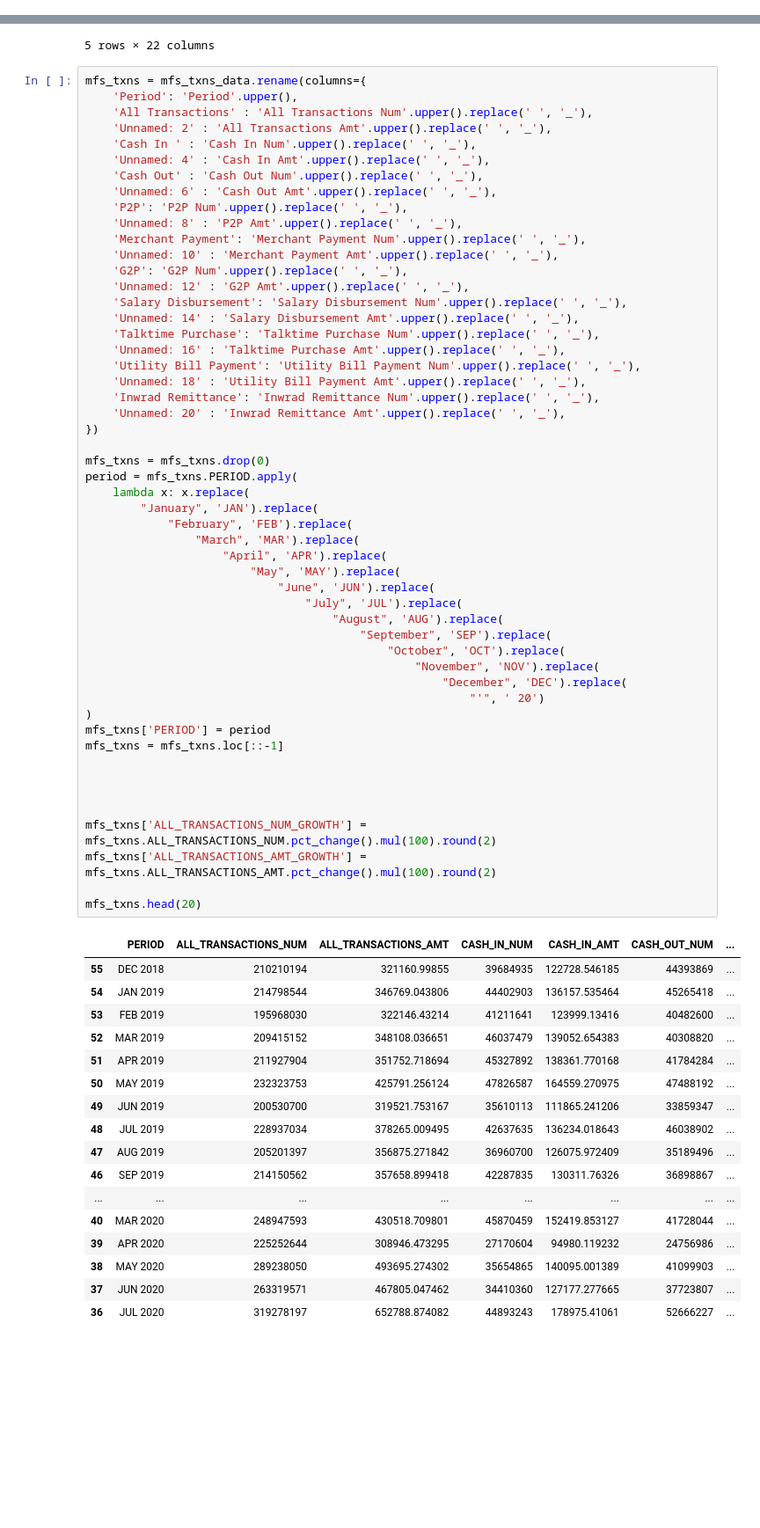
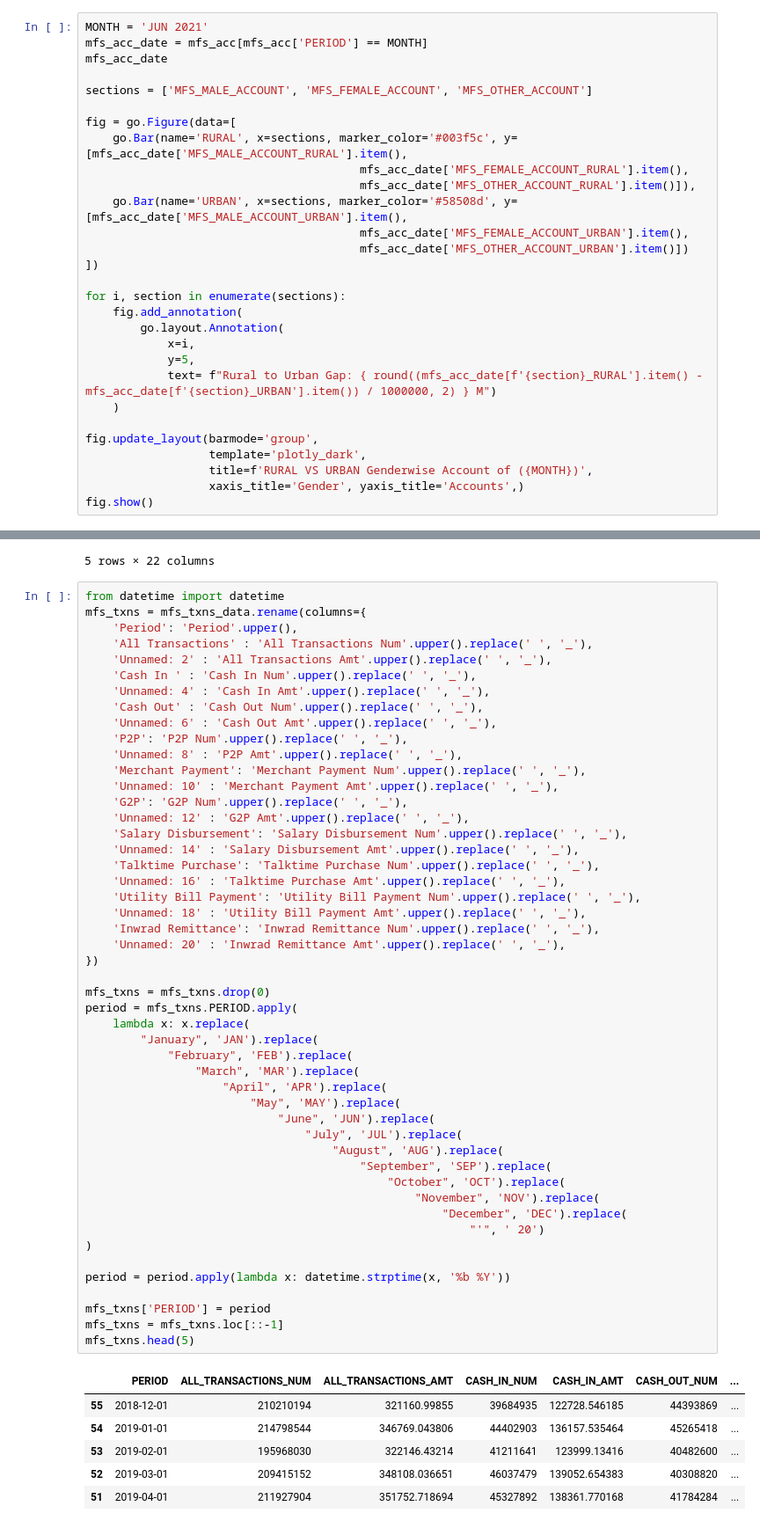
Before and after one commit to mrbrownstone07/fin_data, a Jupyter notebook: viz.ipynb, the cells around one changed output, grey strips where cells are left out. Shown at 88% size. Saved outputs shown, nothing was run; the diff lists cells and outputs as text; blank space fills up the shorter version.

```diff
--- a/viz.ipynb
+++ b/viz.ipynb
@@ -122,6 +122,35 @@ fig.add_trace(go.Scatter(x=mfs_acc['PERIOD'], y=mfs_acc['MFS_AGENT_URBAN'], name
 fig.update_yaxes(title_text="Accounts", secondary_y=False)
 fig.update_layout(height=980, width=1380, title='MFS Account Growth (RURAL vs URBAN)', xaxis_title='Month of Year', yaxis_title='ACCOUNTS', template='plotly_dark')
 fig.update_traces(mode="markers+lines")
+# %%
+MONTH = 'JUN 2021'
+mfs_acc_date = mfs_acc[mfs_acc['PERIOD'] == MONTH]
+mfs_acc_date
+
+sections = ['MFS_MALE_ACCOUNT', 'MFS_FEMALE_ACCOUNT', 'MFS_OTHER_ACCOUNT']
+
+fig = go.Figure(data=[
+    go.Bar(name='RURAL', x=sections, marker_color='#003f5c', y=[mfs_acc_date['MFS_MALE_ACCOUNT_RURAL'].item(),
+                                        mfs_acc_date['MFS_FEMALE_ACCOUNT_RURAL'].item(),
+                                        mfs_acc_date['MFS_OTHER_ACCOUNT_RURAL'].item()]),
+    go.Bar(name='URBAN', x=sections, marker_color='#58508d', y=[mfs_acc_date['MFS_MALE_ACCOUNT_URBAN'].item(),
+                                        mfs_acc_date['MFS_FEMALE_ACCOUNT_URBAN'].item(),
+                                        mfs_acc_date['MFS_OTHER_ACCOUNT_URBAN'].item()])
+])
+
+for i, section in enumerate(sections):
+    fig.add_annotation(
+        go.layout.Annotation(
+            x=i,
+            y=5,
+            text= f"Rural to Urban Gap: { round((mfs_acc_date[f'{section}_RURAL'].item() - mfs_acc_date[f'{section}_URBAN'].item()) / 1000000, 2) } M")
+    )
+
+fig.update_layout(barmode='group',
+                  template='plotly_dark',
+                  title=f'RURAL VS URBAN Genderwise Account of ({MONTH})',
+                  xaxis_title='Gender', yaxis_title='Accounts',)
+fig.show()
 # %%
 mfs_txns_data = pd.read_excel('MFS_TXNS.xlsx')
 mfs_txns_data.head(5)
@@ -134,6 +163,7 @@ mfs_txns_data.head(5)
 | 4 | March'23 | 482456025 | 1084672.655134 | 97329343 | 343081.281908 | 97887865 | 309399.220088 | 87449831 | 315067.644976 | ... |
 5 rows × 22 columns
 # %%
+from datetime import datetime
 mfs_txns = mfs_txns_data.rename(columns={
     'Period': 'Period'.upper(),
     'All Transactions' : 'All Transactions Num'.upper().replace(' ', '_'),
@@ -152,54 +182,39 @@ mfs_txns = mfs_txns_data.rename(columns={
     'Unnamed: 14' : 'Salary Disbursement Amt'.upper().replace(' ', '_'),
     'Talktime Purchase': 'Talktime Purchase Num'.upper().replace(' ', '_'),
     'Unnamed: 16' : 'Talktime Purchase Amt'.upper().replace(' ', '_'),
     'Utility Bill Payment': 'Utility Bill Payment Num'.upper().replace(' ', '_'),
     'Unnamed: 18' : 'Utility Bill Payment Amt'.upper().replace(' ', '_'),
     'Inwrad Remittance': 'Inwrad Remittance Num'.upper().replace(' ', '_'),
     'Unnamed: 20' : 'Inwrad Remittance Amt'.upper().replace(' ', '_'),
 })
 
 mfs_txns = mfs_txns.drop(0)
 period = mfs_txns.PERIOD.apply(
     lambda x: x.replace(
         "January", 'JAN').replace(
             "February", 'FEB').replace(
                 "March", 'MAR').replace(
                     "April", 'APR').replace(
                         "May", 'MAY').replace(
                             "June", 'JUN').replace(
                                 "July", 'JUL').replace(
                                     "August", 'AUG').replace(
                                         "September", 'SEP').replace(
                                             "October", 'OCT').replace(
                                                 "November", 'NOV').replace(
                                                     "December", 'DEC').replace(
                                                         "'", ' 20')
 )
+
+period = period.apply(lambda x: datetime.strptime(x, '%b %Y'))
+
 mfs_txns['PERIOD'] = period
 mfs_txns = mfs_txns.loc[::-1]
-
-
-
-
-mfs_txns['ALL_TRANSACTIONS_NUM_GROWTH'] = mfs_txns.ALL_TRANSACTIONS_NUM.pct_change().mul(100).round(2)
-mfs_txns['ALL_TRANSACTIONS_AMT_GROWTH'] = mfs_txns.ALL_TRANSACTIONS_AMT.pct_change().mul(100).round(2)
-
-mfs_txns.head(20)
+mfs_txns.head(5)
 # %% [output]
 |  | PERIOD | ALL_TRANSACTIONS_NUM | ALL_TRANSACTIONS_AMT | CASH_IN_NUM | CASH_IN_AMT | CASH_OUT_NUM | ... |
-| 55 | DEC 2018 | 210210194 | 321160.99855 | 39684935 | 122728.546185 | 44393869 | ... |
-| 54 | JAN 2019 | 214798544 | 346769.043806 | 44402903 | 136157.535464 | 45265418 | ... |
-| 53 | FEB 2019 | 195968030 | 322146.43214 | 41211641 | 123999.13416 | 40482600 | ... |
-| 52 | MAR 2019 | 209415152 | 348108.036651 | 46037479 | 139052.654383 | 40308820 | ... |
-| 51 | APR 2019 | 211927904 | 351752.718694 | 45327892 | 138361.770168 | 41784284 | ... |
-| 50 | MAY 2019 | 232323753 | 425791.256124 | 47826587 | 164559.270975 | 47488192 | ... |
-| 49 | JUN 2019 | 200530700 | 319521.753167 | 35610113 | 111865.241206 | 33859347 | ... |
-| 48 | JUL 2019 | 228937034 | 378265.009495 | 42637635 | 136234.018643 | 46038902 | ... |
-| 47 | AUG 2019 | 205201397 | 356875.271842 | 36960700 | 126075.972409 | 35189496 | ... |
-| 46 | SEP 2019 | 214150562 | 357658.899418 | 42287835 | 130311.76326 | 36898867 | ... |
-| ... | ... | ... | ... | ... | ... | ... | ... |
-| 40 | MAR 2020 | 248947593 | 430518.709801 | 45870459 | 152419.853127 | 41728044 | ... |
-| 39 | APR 2020 | 225252644 | 308946.473295 | 27170604 | 94980.119232 | 24756986 | ... |
-| 38 | MAY 2020 | 289238050 | 493695.274302 | 35654865 | 140095.001389 | 41099903 | ... |
-| 37 | JUN 2020 | 263319571 | 467805.047462 | 34410360 | 127177.277665 | 37723807 | ... |
-| 36 | JUL 2020 | 319278197 | 652788.874082 | 44893243 | 178975.41061 | 52666227 | ... |
+| 55 | 2018-12-01 | 210210194 | 321160.99855 | 39684935 | 122728.546185 | 44393869 | ... |
+| 54 | 2019-01-01 | 214798544 | 346769.043806 | 44402903 | 136157.535464 | 45265418 | ... |
+| 53 | 2019-02-01 | 195968030 | 322146.43214 | 41211641 | 123999.13416 | 40482600 | ... |
+| 52 | 2019-03-01 | 209415152 | 348108.036651 | 46037479 | 139052.654383 | 40308820 | ... |
+| 51 | 2019-04-01 | 211927904 | 351752.718694 | 45327892 | 138361.770168 | 41784284 | ... |
```
Also changed, not shown: parts of 2 cells of this notebook.
